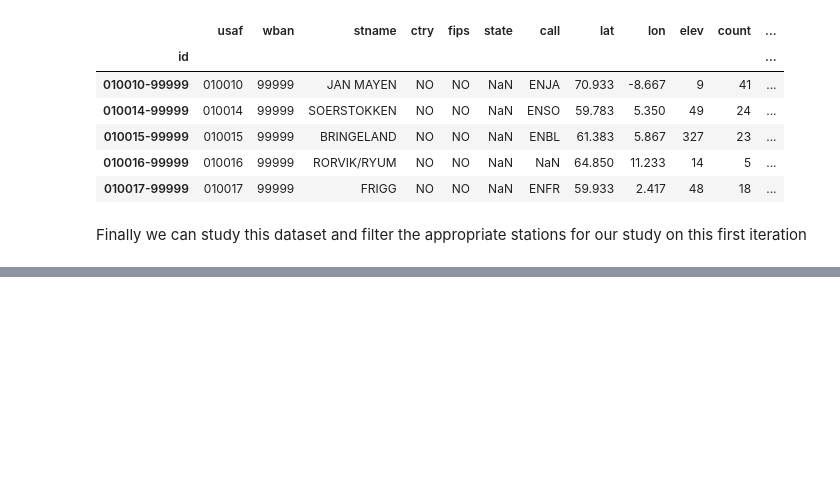
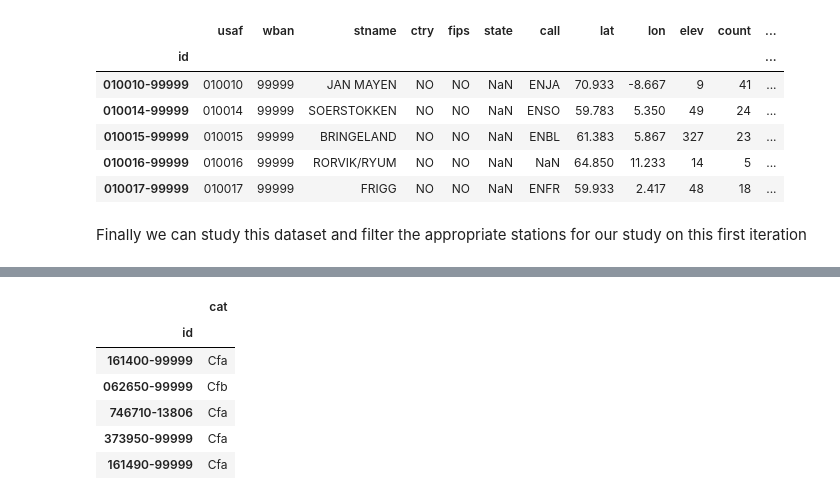
Before and after one commit to ibrahim85/dataviz15, a Jupyter notebook: assignments/week02/EDA.ipynb, the cells around one changed output, grey strips where cells are left out. Saved outputs shown, nothing was run; the diff lists cells and outputs as text; code cells hidden in the pictures; blank space fills up the shorter version.

```diff
--- a/assignments/week02/EDA.ipynb
+++ b/assignments/week02/EDA.ipynb
@@ -157,0 +194,12 @@ HTML('<iframe width="100%" height="520" frameborder="0" src="https://team.cartod
+# %%
+query = 'https://jsanz.cartodb.com/api/v1/sql?format=csv&q=WITH+regions+AS+(%0A++SELECT+*,%0A++CASE+GRIDCODE+%0A++++WHEN+31+THEN+%27Cfa%27%0A++++WHEN+32+THEN+%27Cfb%27%0A++++WHEN+33+THEN+%27Cfc%27%0A++++WHEN+34+THEN+%27Csa%27%0A++++WHEN+35+THEN+%27Csb%27%0A++++WHEN+36+THEN+%27Csc%27%0A++++ELSE+%27NA%27+%0A++END+cat%0A++FROM+climate_regions+%0A++WHERE+gridcode+>%3D+31+and+gridcode+<%3D+36%0A),+wstations+AS+(+%0A++SELECT+s.id,+r.cat%0A++FROM+jsanz.stations+s+%0A++JOIN+regions+r+ON+ST_Intersects(s.the_geom,r.the_geom)%0A++WHERE+count+>%3D+40+AND+elev+<+500%0A)%0A++select+id,+string_agg(cat,%27,+%27)+cat+from+wstations+group+by+id'
+selections = pd.read_csv(query,index_col=['id'])
+selections.head()
+# %% [output]
+|  | cat |
+| id |  |
+| 161400-99999 | Cfa |
+| 062650-99999 | Cfb |
+| 746710-13806 | Cfa |
+| 373950-99999 | Cfa |
+| 161490-99999 | Cfa |
```
Also changed, not shown: parts of 21 cells of this notebook, 1 other file.
